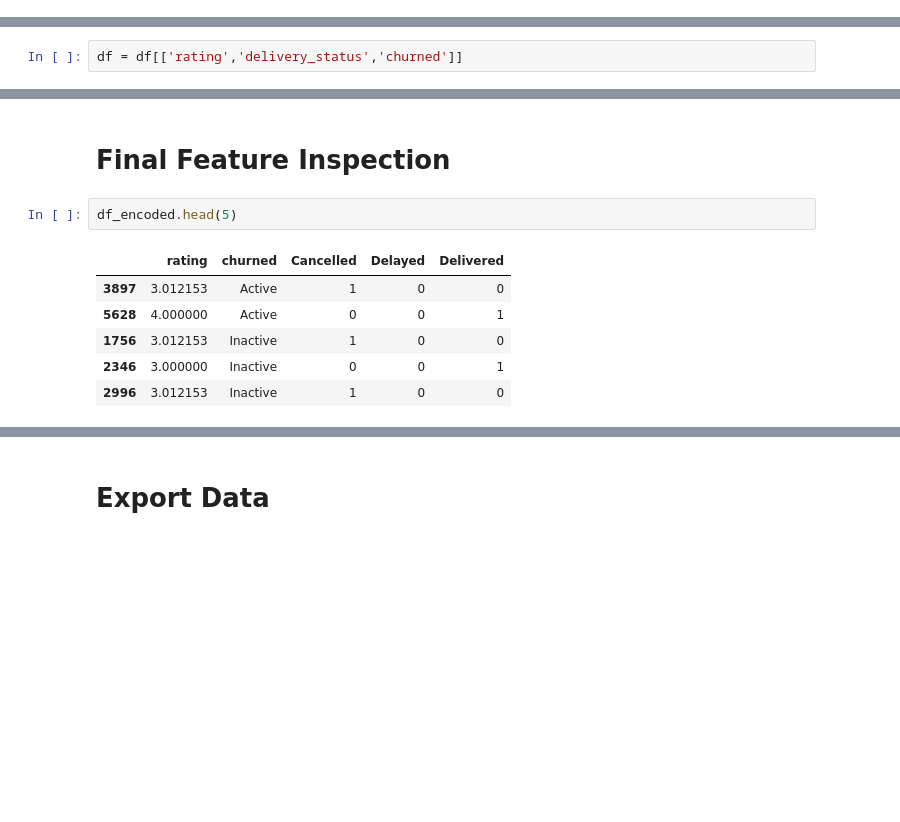
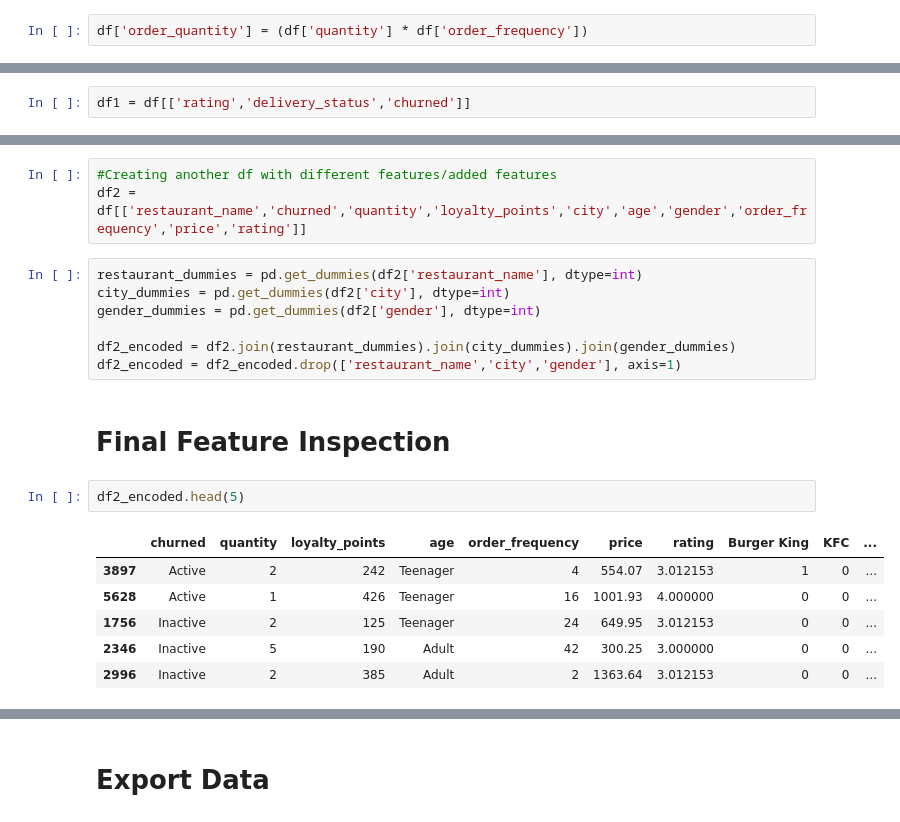
Before and after one commit to YesuDesu21/Foodpanda-Churn-Detection, a Jupyter notebook: notebooks/feature_engineering.ipynb, the cells around one changed output, grey strips where cells are left out. Drawn from its saved outputs; the diff is of its cells as text; blank space fills up the shorter version.

```diff
--- a/notebooks/feature_engineering.ipynb
+++ b/notebooks/feature_engineering.ipynb
@@ -8,2 +21,4 @@ df = pd.read_pickle('../data/processed/train.pkl')
+# %%
+df['order_quantity'] = (df['quantity'] * df['order_frequency'])
 # %% [markdown]
 # Unused feature removal
@@ -10,3 +27,3 @@ df = pd.read_pickle('../data/processed/train.pkl')
 # %%
-df = df[['rating','delivery_status','churned']]
+df1 = df[['rating','delivery_status','churned']]
 # %%
@@ -24,11 +41,21 @@ df_encoded.shape
+# %%
+#Creating another df with different features/added features
+df2 = df[['restaurant_name','churned','quantity','loyalty_points','city','age','gender','order_frequency','price','rating']]
+# %%
+restaurant_dummies = pd.get_dummies(df2['restaurant_name'], dtype=int)
+city_dummies = pd.get_dummies(df2['city'], dtype=int)
+gender_dummies = pd.get_dummies(df2['gender'], dtype=int)
+
+df2_encoded = df2.join(restaurant_dummies).join(city_dummies).join(gender_dummies)
+df2_encoded = df2_encoded.drop(['restaurant_name','city','gender'], axis=1)
 # %% [markdown]
 # Final Feature Inspection
 # %%
-df_encoded.head(5)
+df2_encoded.head(5)
 # %% [output]
-|  | rating | churned | Cancelled | Delayed | Delivered |
-| 3897 | 3.012153 | Active | 1 | 0 | 0 |
-| 5628 | 4.000000 | Active | 0 | 0 | 1 |
-| 1756 | 3.012153 | Inactive | 1 | 0 | 0 |
-| 2346 | 3.000000 | Inactive | 0 | 0 | 1 |
-| 2996 | 3.012153 | Inactive | 1 | 0 | 0 |
+|  | churned | quantity | loyalty_points | age | order_frequency | price | rating | Burger King | KFC | ... |
+| 3897 | Active | 2 | 242 | Teenager | 4 | 554.07 | 3.012153 | 1 | 0 | ... |
+| 5628 | Active | 1 | 426 | Teenager | 16 | 1001.93 | 4.000000 | 0 | 0 | ... |
+| 1756 | Inactive | 2 | 125 | Teenager | 24 | 649.95 | 3.012153 | 0 | 0 | ... |
+| 2346 | Inactive | 5 | 190 | Adult | 42 | 300.25 | 3.000000 | 0 | 0 | ... |
+| 2996 | Inactive | 2 | 385 | Adult | 2 | 1363.64 | 3.012153 | 0 | 0 | ... |
```
Also changed, not shown: parts of 8 cells of this notebook, 8 other files.
